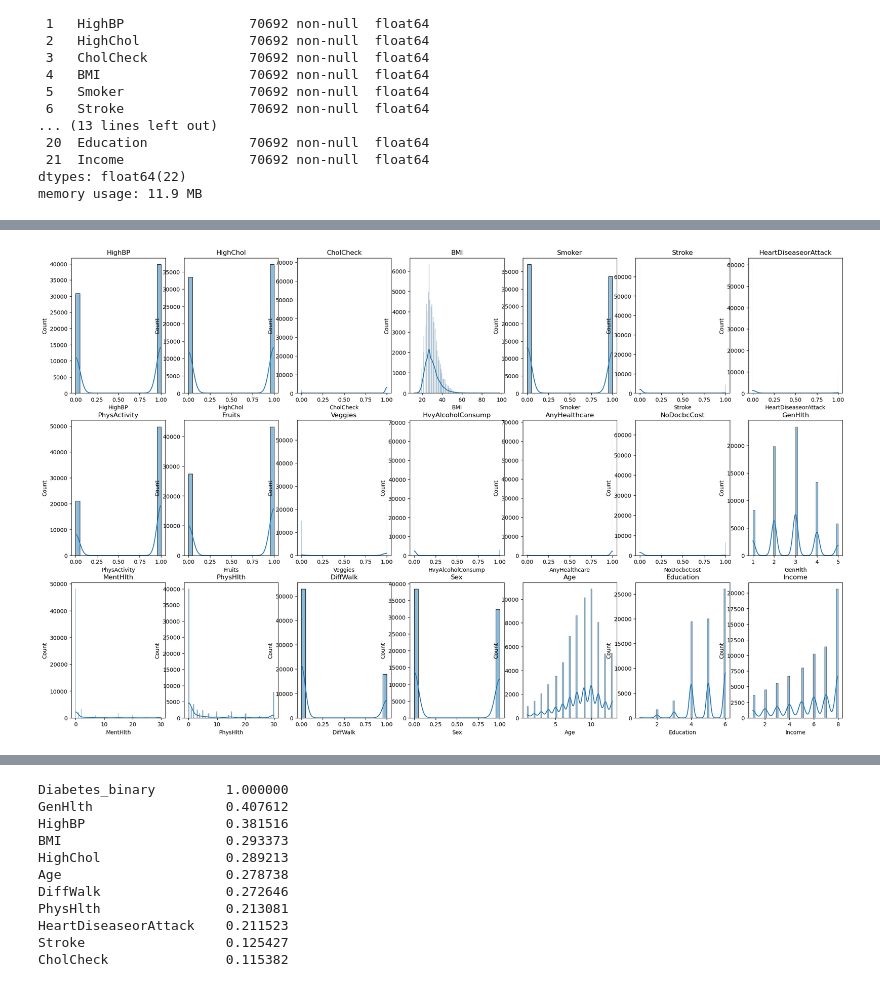
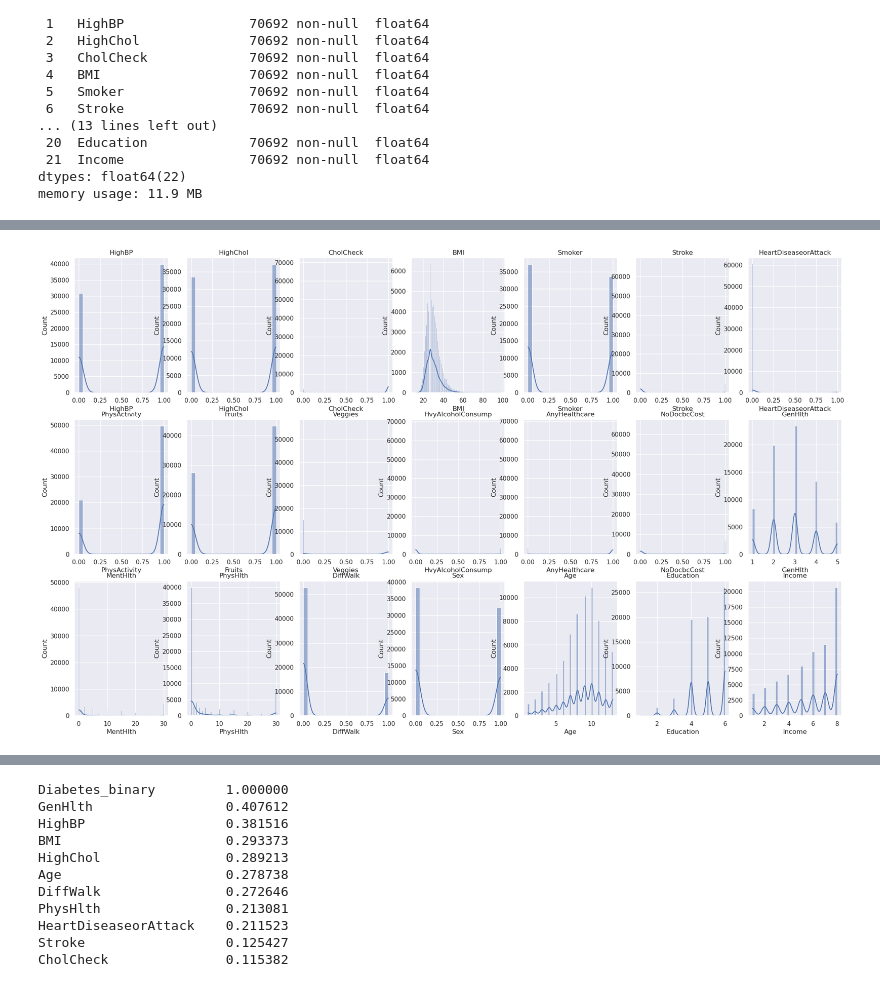
Before and after one commit to FredrikAndersson-MU24/python-ML-exam, a Jupyter notebook: notebook/diabetes.ipynb, the cells around one changed output, grey strips where cells are left out. Saved outputs shown, nothing was run; the diff lists cells and outputs as text; code cells hidden in the pictures.

```diff
--- a/notebook/diabetes.ipynb
+++ b/notebook/diabetes.ipynb
@@ -61,2 +54,2 @@ from sklearn.metrics import accuracy_score,classification_report, mean_squared_e
 # %%
-df = pd.read_csv('dataset/diabetes_binary_5050split_health_indicators_BRFSS2015.csv')
+df = pd.read_csv('../dataset/diabetes_binary_5050split_health_indicators_BRFSS2015.csv')
@@ -93,16 +100,17 @@ memory usage: 11.9 MB
 # %%
+sns.set_theme(palette='deep')
 features = df.columns.drop('Diabetes_binary')
 n_features = len(features)
 n_cols = 7
 n_rows = 3
 fig, axes = plt.subplots(n_rows, n_cols, figsize=(25, 5 * n_rows))
 
 for i, feature in enumerate(features):
     row = i // n_cols
     col = i % n_cols
     ax = axes[row, col]
     feature_data = df[feature].dropna()
     sns.histplot(feature_data, ax=ax, kde=True)
     ax.set_title(feature)
 # %% [output]
-[figure, old version]
+[figure, new version]
```
Also changed, not shown: parts of 91 cells of this notebook.
